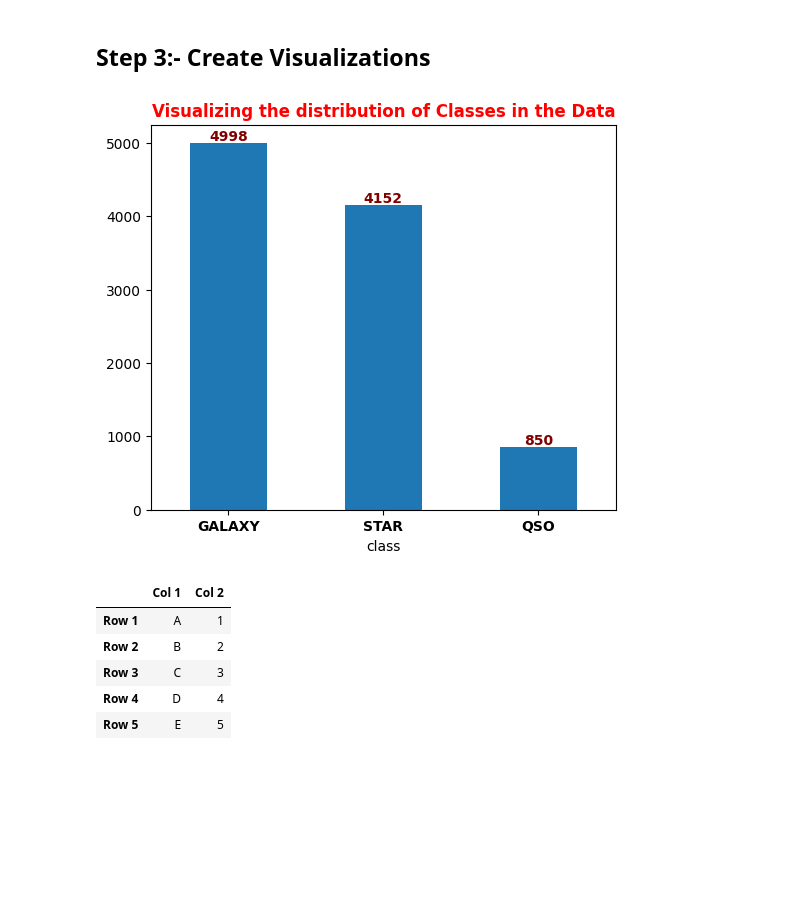
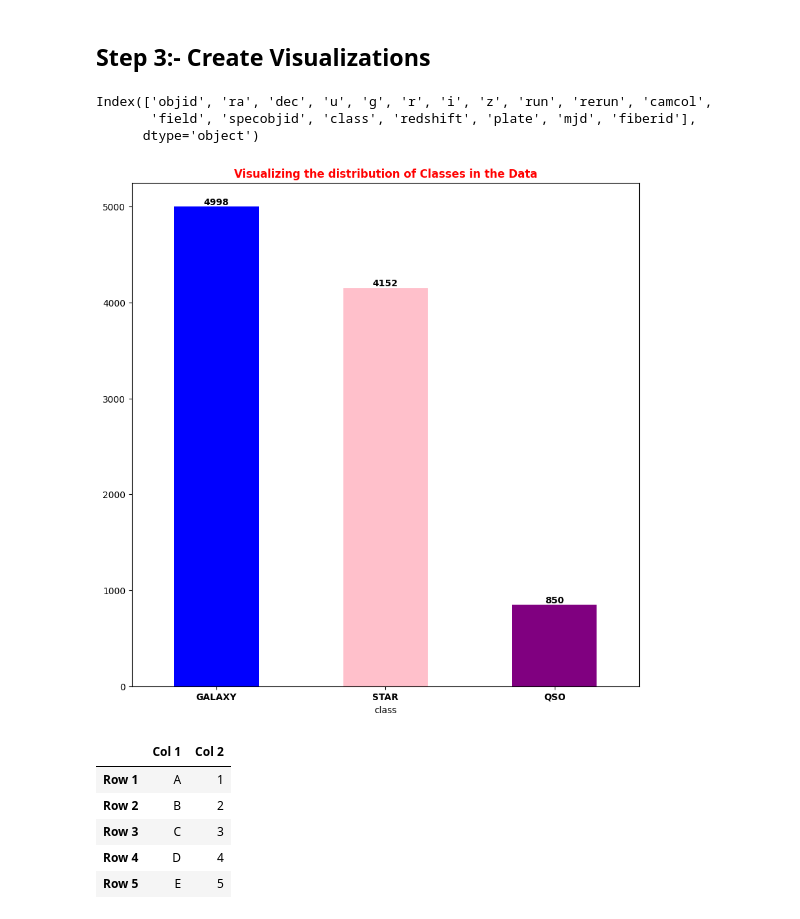
Before and after one commit to MauricioRPF/Spartificial_ML, a Jupyter notebook: W2S3_Python_Libraries_(Completed).ipynb, the cells around one changed output. Cells and saved outputs as stored; diff of their text form; code cells hidden in the pictures; blank space fills up the shorter version.

```diff
--- a/W2S3_Python_Libraries_(Completed).ipynb
+++ b/W2S3_Python_Libraries_(Completed).ipynb
@@ -31,7 +31,7 @@
 import pandas as pd
 # %%
 # Storing the CSV data in pandas DataFrame
-path_to_csv = '/content/drive/MyDrive/Program Datasets/SDSS Tabular Data.csv' # I had stored my csv data within MyDrive > Program Datasets > SDSS Tabular Data.csv
+path_to_csv = 'https://raw.githubusercontent.com/MauricioRPF/Spartificial_ML/main/W2S3_SDSS%20Tabular%20Data.csv' # I had stored my csv data within MyDrive > Program Datasets > SDSS Tabular Data.csv
 df = pd.read_csv(path_to_csv)
 df
 # %% [output]
@@ -95,25 +129,32 @@ import matplotlib.pyplot as plt
+# %%
+df.columns
+# %% [output]
+Index(['objid', 'ra', 'dec', 'u', 'g', 'r', 'i', 'z', 'run', 'rerun', 'camcol',
+       'field', 'specobjid', 'class', 'redshift', 'plate', 'mjd', 'fiberid'],
+      dtype='object')
 # %%
 # Check the count of galaxy, star and qasar in our data
 
 # Adjusting the Figure Size
-plt.figure(figsize = (6, 5))
+plt.figure(figsize = (10, 10))
 
 ''' We can plot directly using pandas '''
 # value_counts() gives counts of unique values in the column it is used on
-ax = df['class'].value_counts().plot(kind = 'bar') # Activity:- how to color the bars here?
+colors = ['blue', 'pink', 'purple']
+ax = df['class'].value_counts().plot(kind = 'bar', color = colors) # kind can be (line, hist, bar, box, pie, etc...)
 
 # Using ax (axis) to display the bar_label using containers[0] as thats where the location is of the counts
-ax.bar_label(ax.containers[0], color='maroon', weight='bold')
+ax.bar_label(ax.containers[0], color='black', weight='bold')
 
 # Customizing the Plot a bit more
 plt.xticks(weight='bold', rotation=0)
 plt.title('Visualizing the distribution of Classes in the Data', color='r', weight='bold', fontsize=12)
 
 # Save the Figure and Display the output
 plt.savefig('ClassDistribution.png') # You can download the visualization from files section (left panel)
 plt.show()
 # %% [output]
-[figure, old version]
+[figure, new version]
 # %%
 # We can also create a data frame from numpy arrays!
 import numpy as np
```
Also changed, not shown: parts of 3 cells of this notebook.
